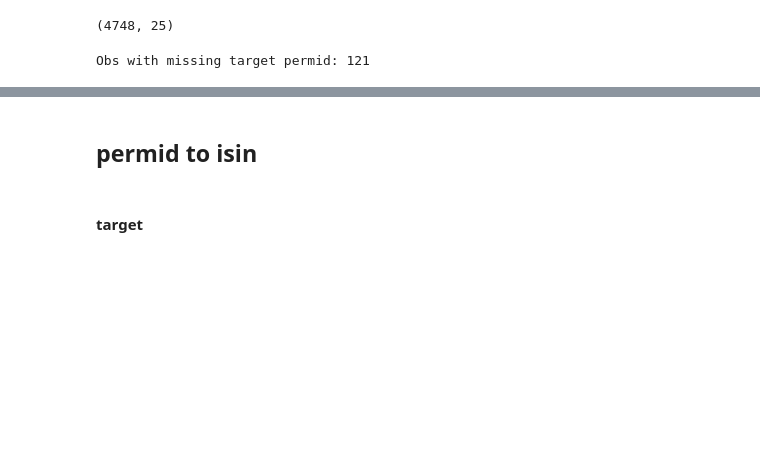
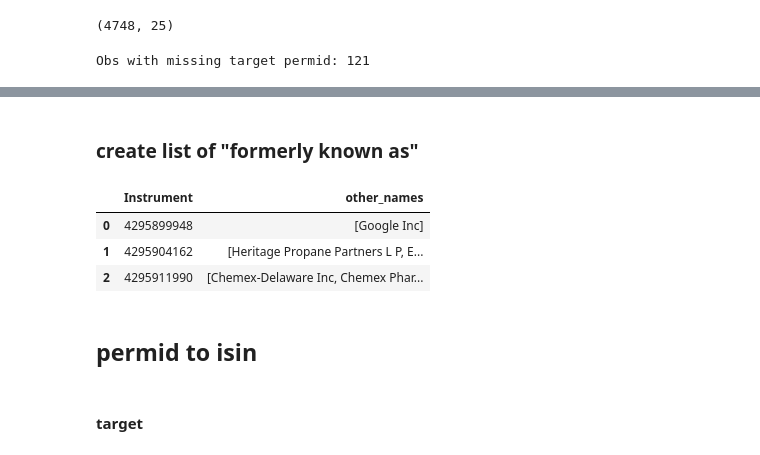
Before and after one commit to hannez11/Glassdoor-Project, a Jupyter notebook: 1 Links and Review Amount/Gamma - Eikon/1 Eikon MnA Sample Retrieval.ipynb, the cells around one changed output, grey strips where cells are left out. Cells and saved outputs as stored; diff of their text form; code cells hidden in the pictures; blank space fills up the shorter version.

```diff
--- a/1 Links and Review Amount/Gamma - Eikon/1 Eikon MnA Sample Retrieval.ipynb
+++ b/1 Links and Review Amount/Gamma - Eikon/1 Eikon MnA Sample Retrieval.ipynb
@@ -138,3 +148,13 @@ df_cusips
+# %% [markdown]
+### create list of "formerly known as"
+# %%
+df1 = df_static.groupby('Instrument')['Formerly Known As Name'].apply(list).reset_index(name='other_names')
+df1
+# %% [output]
+|  | Instrument | other_names |
+| 0 | 4295899948 | [Google Inc] |
+| 1 | 4295904162 | [Heritage Propane Partners L P, E... |
+| 2 | 4295911990 | [Chemex-Delaware Inc, Chemex Phar... |
 # %% [markdown]
 ## permid to isin
 # %% [markdown]
```
Also changed, not shown: parts of 7 cells of this notebook, 3 other files.
